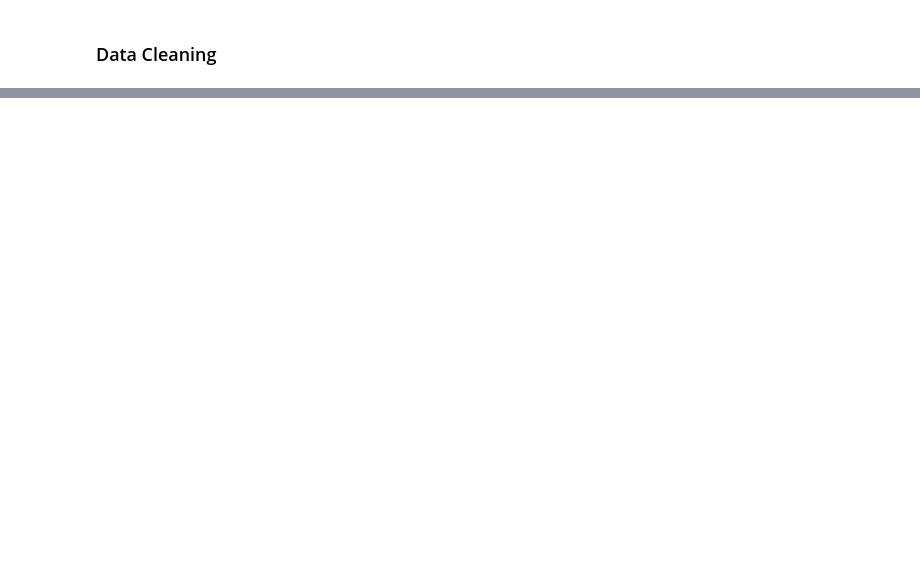
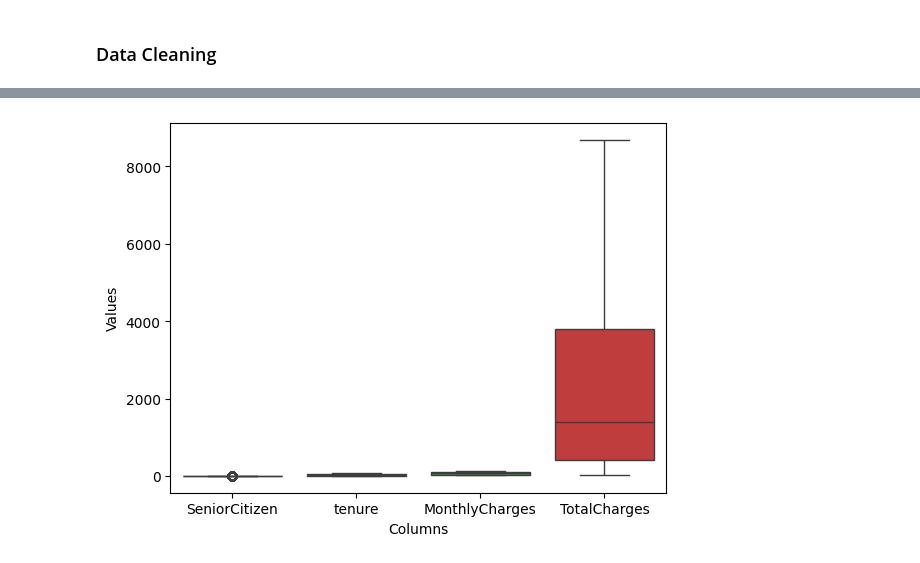
Before and after one commit to CheropS/Telco-Customer-Churn, a Jupyter notebook: index.ipynb, the cells around one changed output, grey strips where cells are left out. Cells and saved outputs as stored; diff of their text form; code cells hidden in the pictures; blank space fills up the shorter version.

```diff
--- a/index.ipynb
+++ b/index.ipynb
@@ -23,7 +23,7 @@ warnings.filterwarnings
 warnings.filterwarnings("ignore")
 # %%
 #Loading the dataset
-data = pd.read_csv("Telco-Customer-Churn.csv")
+df = pd.read_csv("Telco-Customer-Churn.csv")
 # %% [markdown]
 ## Exploring the data
 # %%
@@ -78,7 +78,7 @@ dtypes: float64(2), int64(2), object(17)
 memory usage: 1.1+ MB
 # %%
 # converting totalcharges into a float
-data['TotalCharges'] = pd.to_numeric(data['TotalCharges'], errors='coerce')
+df['TotalCharges'] = pd.to_numeric(df['TotalCharges'], errors='coerce')
 # %% [markdown]
 ### Data Cleaning
 # %%
@@ -85,0 +105,6 @@ data['TotalCharges'] = pd.to_numeric(data['TotalCharges'], errors='coerce')
+# %%
+#filling the empty cells in TotalCharges by first calculating the mean
+mean = df['TotalCharges'].mean()
+
+#filling the empty cells in TotalCharges with the calculated mean
+df['TotalCharges'].fillna(mean, inplace=True)
@@ -85,0 +131,8 @@ data['TotalCharges'] = pd.to_numeric(data['TotalCharges'], errors='coerce')
+# %%
+#Check for existing outliers in the numerical data
+sns.boxplot(df)
+plt.xlabel("Columns")
+plt.ylabel("Values")
+plt.show()
+# %% [output]
+[figure, added]
```
Also changed, not shown: parts of 9 cells of this notebook.
